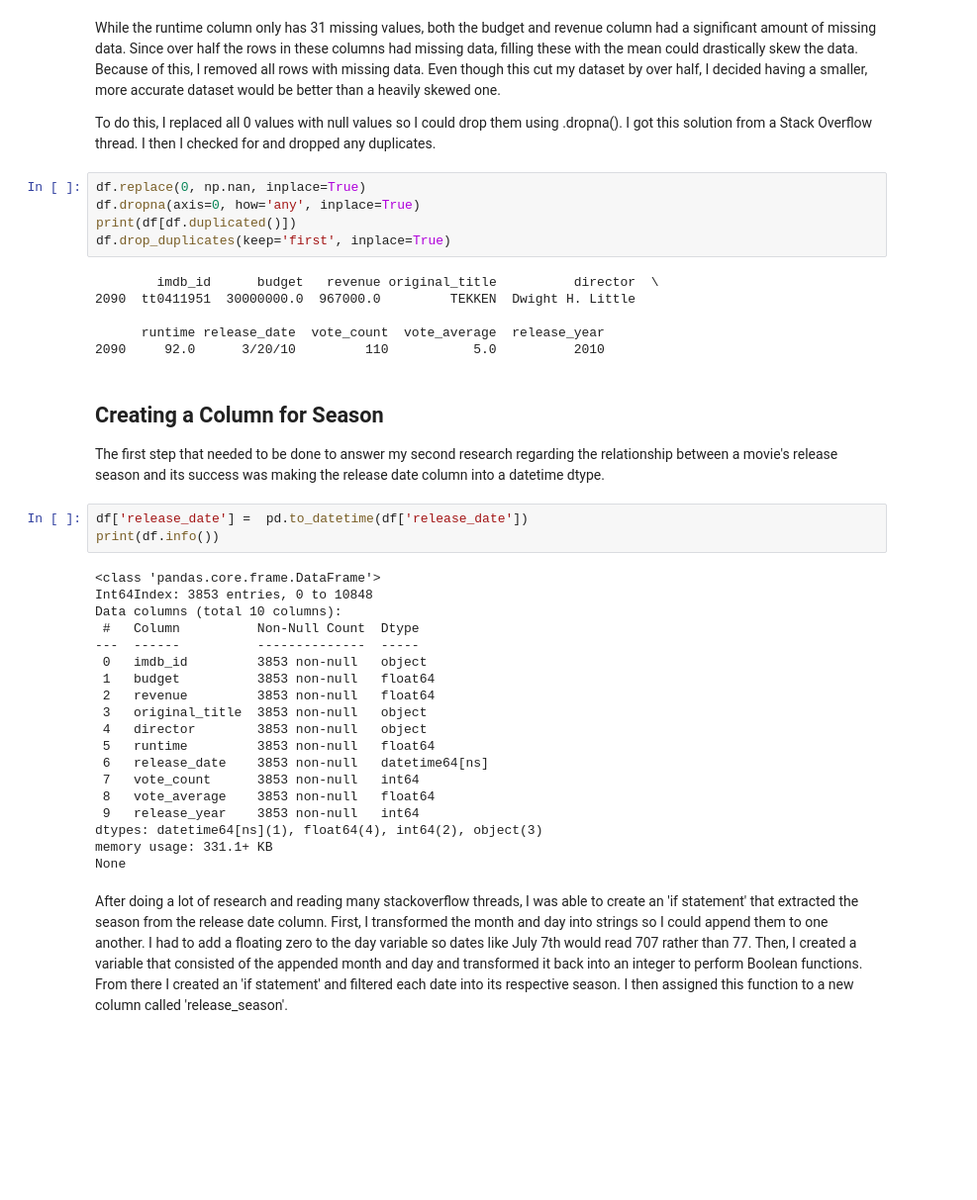
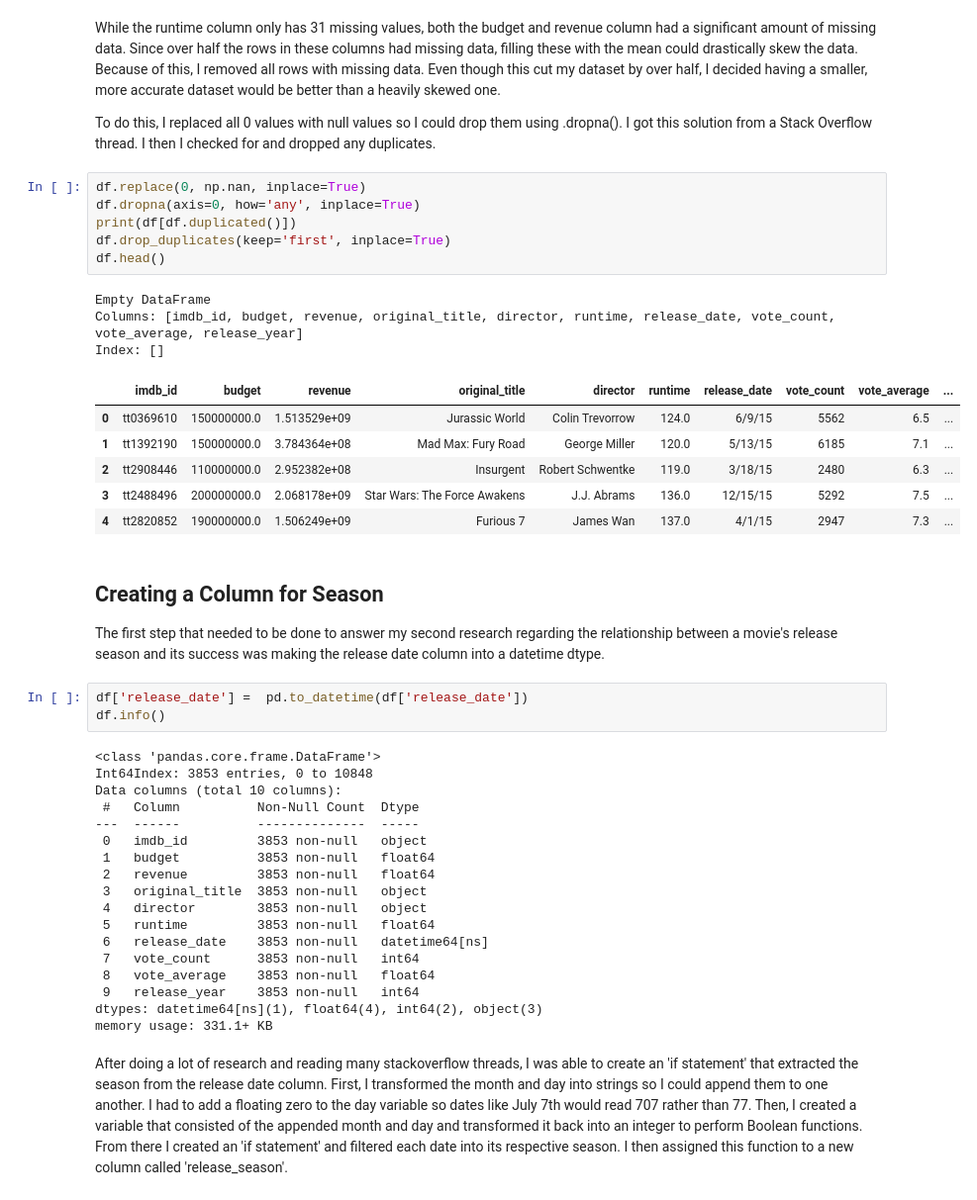
Before and after one commit to jordansmazza/Movie-Database-Analysis, a Jupyter notebook: Project 2.ipynb, the cells around one changed output. Shown: that part at 99% size. Saved outputs shown, nothing was run; the diff lists cells and outputs as text; blank space fills up the shorter version.

```diff
--- a/Project 2.ipynb
+++ b/Project 2.ipynb
@@ -98,20 +98,25 @@ To do this, I replaced all 0 values with null values so I could drop them using
 # %%
 df.replace(0, np.nan, inplace=True)
 df.dropna(axis=0, how='any', inplace=True)
 print(df[df.duplicated()])
 df.drop_duplicates(keep='first', inplace=True)
+df.head()
 # %% [output]
-        imdb_id      budget   revenue original_title          director  \
-2090  tt0411951  30000000.0  967000.0         TEKKEN  Dwight H. Little
-
-      runtime release_date  vote_count  vote_average  release_year
-2090     92.0      3/20/10         110           5.0          2010
+Empty DataFrame
+Columns: [imdb_id, budget, revenue, original_title, director, runtime, release_date, vote_count, vote_average, release_year]
+Index: []
+|  | imdb_id | budget | revenue | original_title | director | runtime | release_date | vote_count | vote_average | ... |
+| 0 | tt0369610 | 150000000.0 | 1.513529e+09 | Jurassic World | Colin Trevorrow | 124.0 | 6/9/15 | 5562 | 6.5 | ... |
+| 1 | tt1392190 | 150000000.0 | 3.784364e+08 | Mad Max: Fury Road | George Miller | 120.0 | 5/13/15 | 6185 | 7.1 | ... |
+| 2 | tt2908446 | 110000000.0 | 2.952382e+08 | Insurgent | Robert Schwentke | 119.0 | 3/18/15 | 2480 | 6.3 | ... |
+| 3 | tt2488496 | 200000000.0 | 2.068178e+09 | Star Wars: The Force Awakens | J.J. Abrams | 136.0 | 12/15/15 | 5292 | 7.5 | ... |
+| 4 | tt2820852 | 190000000.0 | 1.506249e+09 | Furious 7 | James Wan | 137.0 | 4/1/15 | 2947 | 7.3 | ... |
 # %% [markdown]
 ## Creating a Column for Season
 The first step that needed to be done to answer my second research regarding the relationship between a movie's release season and its success was making the release date column into a datetime dtype.
 # %%
 df['release_date'] =  pd.to_datetime(df['release_date'])
-print(df.info())
+df.info()
 # %% [output]
 <class 'pandas.core.frame.DataFrame'>
 Int64Index: 3853 entries, 0 to 10848
@@ -130,7 +135,6 @@ Data columns (total 10 columns):
  9   release_year    3853 non-null   int64
 dtypes: datetime64[ns](1), float64(4), int64(2), object(3)
 memory usage: 331.1+ KB
-None
 # %% [markdown]
 After doing a lot of research and reading many stackoverflow threads, I was able to create an 'if statement' that extracted the season from the release date column. First, I transformed the month and day into strings so I could append them to one another. I had to add a floating zero to the day variable so dates like July 7th would read 707 rather than 77. Then, I created a variable that consisted of the appended month and day and transformed it back into an integer to perform Boolean functions. From there I created an 'if statement' and filtered each date into its respective season. I then assigned this function to a new column called 'release_season'.
 # %%
```
Also changed, not shown: parts of 9 cells of this notebook.
